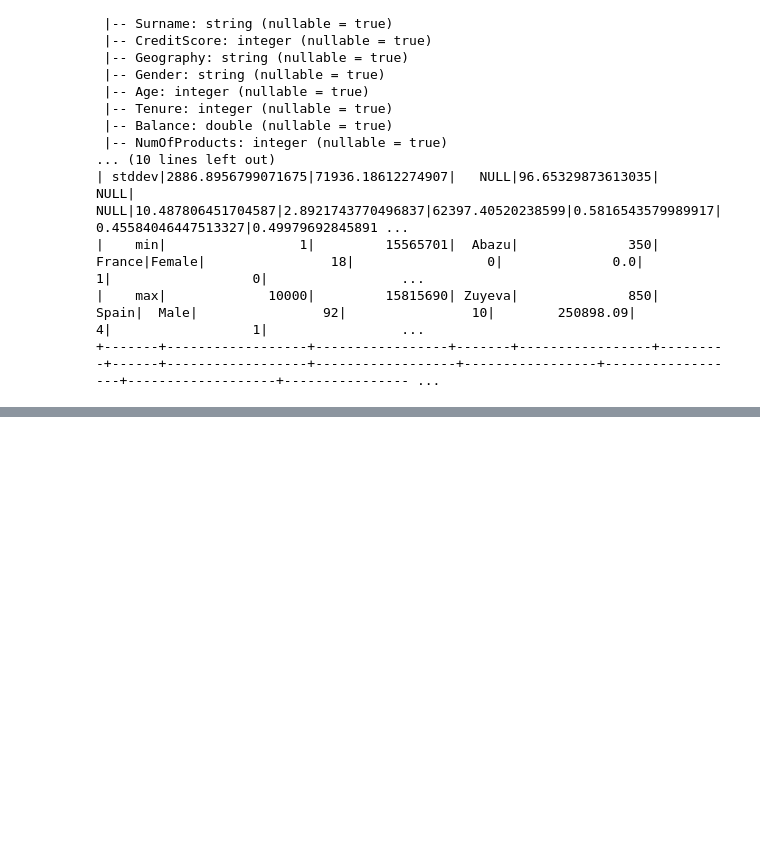
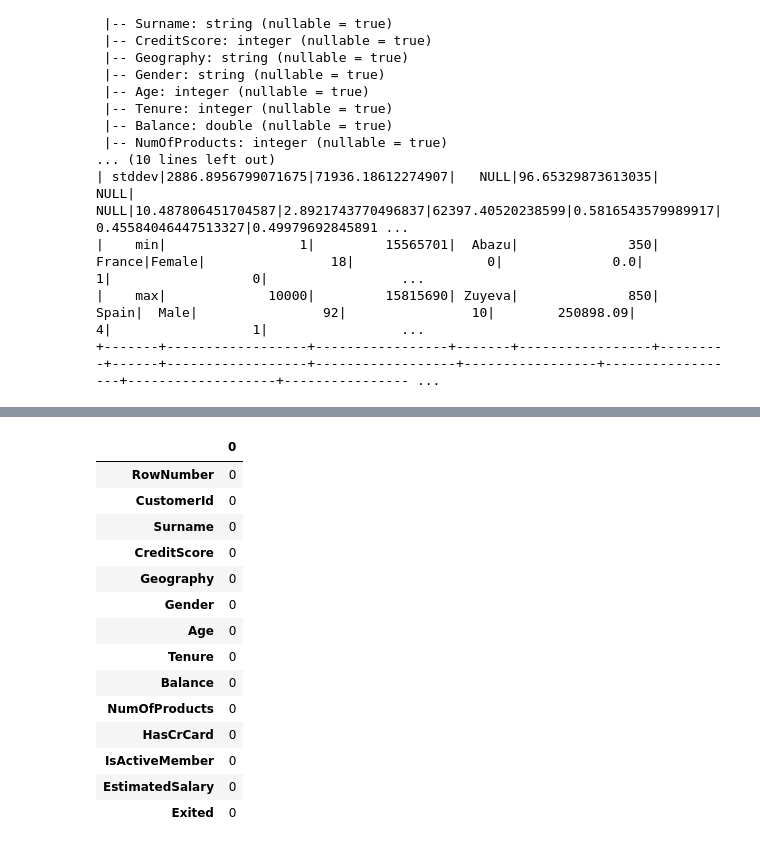
Before and after one commit to amien1410/colab-notebooks, a Jupyter notebook: Colab_Pyspark_Churn_Analysis.ipynb, the cells around one changed output, grey strips where cells are left out. Cells and saved outputs as stored; diff of their text form; code cells hidden in the pictures; blank space fills up the shorter version.

```diff
--- a/Colab_Pyspark_Churn_Analysis.ipynb
+++ b/Colab_Pyspark_Churn_Analysis.ipynb
@@ -157,0 +188,4 @@ root
+# %%
+#Selection and summary statistics of all numeric variables
+num_cols = [col[0] for col in spark_df.dtypes if col[1] != 'string']
+spark_df.select(num_cols).describe().show()
@@ -157,0 +224,4 @@ root
+# %%
+# mean of numerical variables relative to the target variable
+for col in [col.lower() for col in num_cols]:
+    spark_df.groupby("exited").agg({col: "mean"}).show()
@@ -157,0 +250,20 @@ root
+# %%
+#Missing Values
+from pyspark.sql.functions import when, count, col
+spark_df.select([count(when(col(c).isNull(), c)).alias(c) for c in spark_df.columns]).toPandas().T
+# %% [output]
+|  | 0 |
+| RowNumber | 0 |
+| CustomerId | 0 |
+| Surname | 0 |
+| CreditScore | 0 |
+| Geography | 0 |
+| Gender | 0 |
+| Age | 0 |
+| Tenure | 0 |
+| Balance | 0 |
+| NumOfProducts | 0 |
+| HasCrCard | 0 |
+| IsActiveMember | 0 |
+| EstimatedSalary | 0 |
+| Exited | 0 |
```
Also changed, not shown: parts of 23 cells of this notebook.
